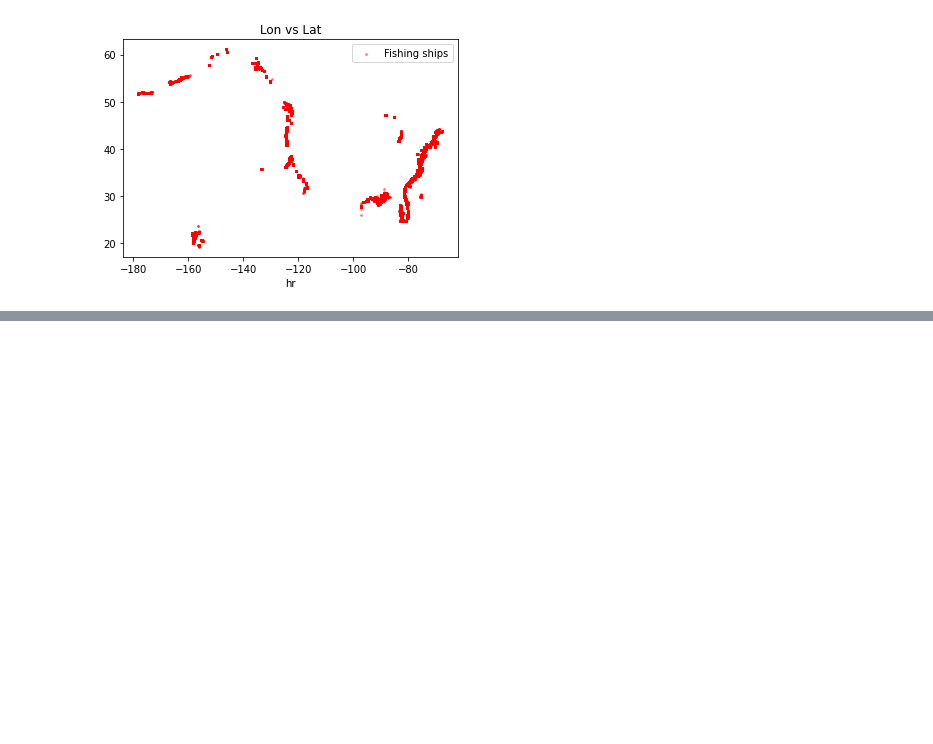
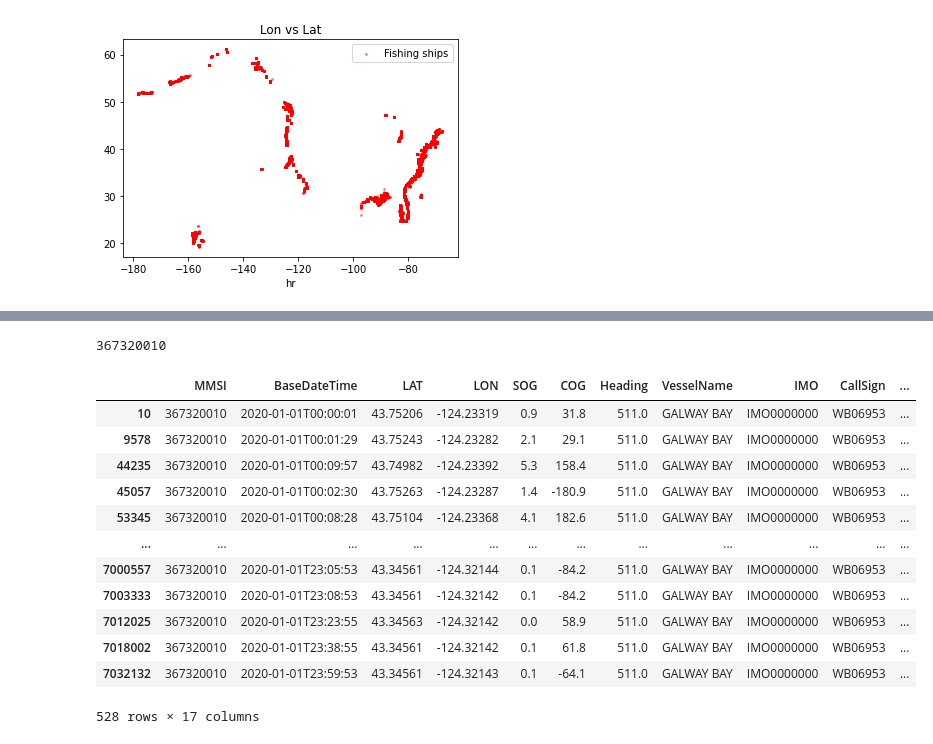
Before and after one commit to asean-india-hackathon-team-4/data-visualization, a Jupyter notebook: US Coast Guard Dataset/Visualizing Single Day Data.ipynb, the cells around one changed output, grey strips where cells are left out. Saved outputs shown, nothing was run; the diff lists cells and outputs as text; code cells hidden in the pictures; blank space fills up the shorter version.

```diff
--- a/US Coast Guard Dataset/Visualizing Single Day Data.ipynb
+++ b/US Coast Guard Dataset/Visualizing Single Day Data.ipynb
@@ -94,0 +98,25 @@ plt.show()
+# %%
+fishing_mmsis = fishing_ships['MMSI'].unique()
+ship_x_id = fishing_mmsis[0]
+# ship_y_id = fishing_mmsis[350]
+print(ship_x_id)
+
+ship_x = fishing_ships[fishing_ships['MMSI'] == ship_x_id]
+# ship_y = fishing_ships[fishing_ships['MMSI'] == ship_y_id]
+
+ship_x
+# %% [output]
+367320010
+|  | MMSI | BaseDateTime | LAT | LON | SOG | COG | Heading | VesselName | IMO | CallSign | ... |
+| 10 | 367320010 | 2020-01-01T00:00:01 | 43.75206 | -124.23319 | 0.9 | 31.8 | 511.0 | GALWAY BAY | IMO0000000 | WB06953 | ... |
+| 9578 | 367320010 | 2020-01-01T00:01:29 | 43.75243 | -124.23282 | 2.1 | 29.1 | 511.0 | GALWAY BAY | IMO0000000 | WB06953 | ... |
+| 44235 | 367320010 | 2020-01-01T00:09:57 | 43.74982 | -124.23392 | 5.3 | 158.4 | 511.0 | GALWAY BAY | IMO0000000 | WB06953 | ... |
+| 45057 | 367320010 | 2020-01-01T00:02:30 | 43.75263 | -124.23287 | 1.4 | -180.9 | 511.0 | GALWAY BAY | IMO0000000 | WB06953 | ... |
+| 53345 | 367320010 | 2020-01-01T00:08:28 | 43.75104 | -124.23368 | 4.1 | 182.6 | 511.0 | GALWAY BAY | IMO0000000 | WB06953 | ... |
+| ... | ... | ... | ... | ... | ... | ... | ... | ... | ... | ... | ... |
+| 7000557 | 367320010 | 2020-01-01T23:05:53 | 43.34561 | -124.32144 | 0.1 | -84.2 | 511.0 | GALWAY BAY | IMO0000000 | WB06953 | ... |
+| 7003333 | 367320010 | 2020-01-01T23:08:53 | 43.34561 | -124.32142 | 0.1 | -84.2 | 511.0 | GALWAY BAY | IMO0000000 | WB06953 | ... |
+| 7012025 | 367320010 | 2020-01-01T23:23:55 | 43.34563 | -124.32142 | 0.0 | 58.9 | 511.0 | GALWAY BAY | IMO0000000 | WB06953 | ... |
+| 7018002 | 367320010 | 2020-01-01T23:38:55 | 43.34561 | -124.32142 | 0.1 | 61.8 | 511.0 | GALWAY BAY | IMO0000000 | WB06953 | ... |
+| 7032132 | 367320010 | 2020-01-01T23:59:53 | 43.34561 | -124.32143 | 0.1 | -64.1 | 511.0 | GALWAY BAY | IMO0000000 | WB06953 | ... |
+528 rows × 17 columns
```
Also changed, not shown: parts of 7 cells of this notebook, 1 other file.
